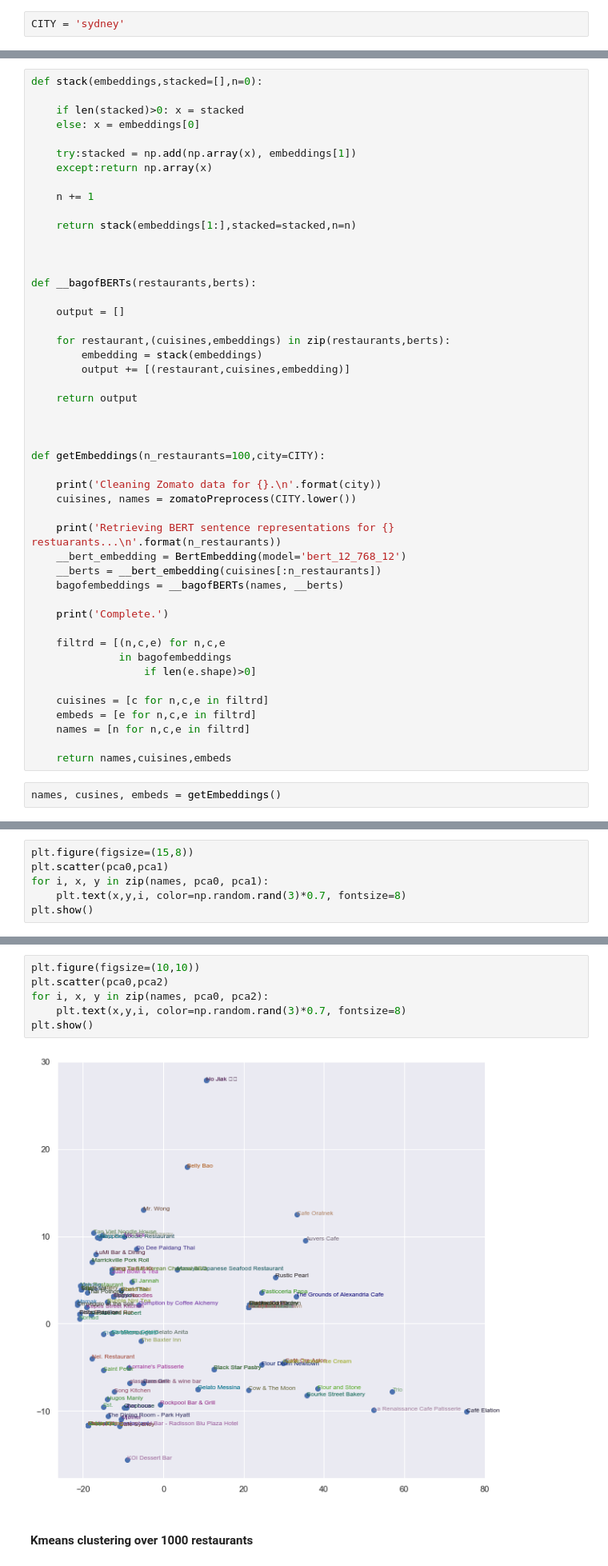
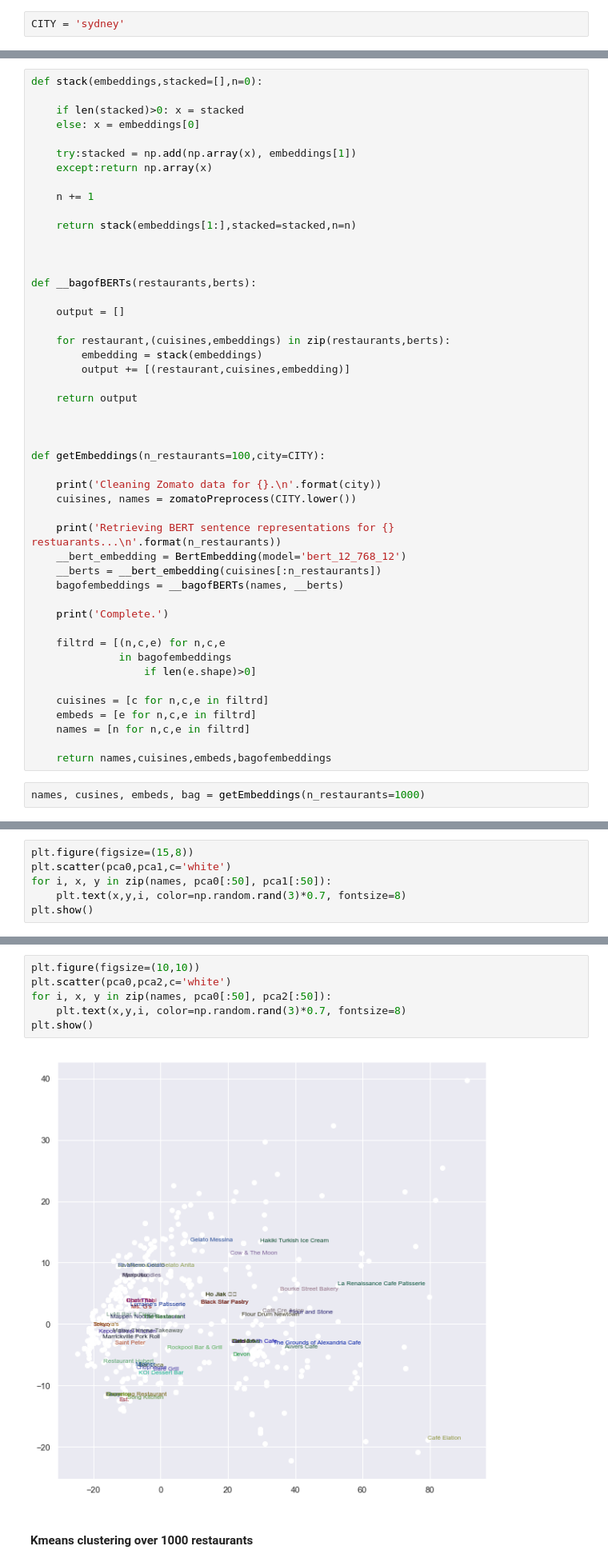
Before and after one commit to Z-an/BERT_zomato, a Jupyter notebook: bert_embeddings.ipynb, the cells around one changed output, grey strips where cells are left out. Shown: that part at 80% size. Cells and saved outputs as stored; diff of their text form.

```diff
--- a/bert_embeddings.ipynb
+++ b/bert_embeddings.ipynb
@@ -90,9 +90,9 @@ def getEmbeddings(n_restaurants=100,city=CITY):
     embeds = [e for n,c,e in filtrd]
     names = [n for n,c,e in filtrd]
 
-    return names,cuisines,embeds
+    return names,cuisines,embeds,bagofembeddings
 # %%
-names, cusines, embeds = getEmbeddings()
+names, cusines, embeds, bag = getEmbeddings(n_restaurants=1000)
 # %% [output]
 Cleaning Zomato data for sydney.
 
@@ -120,7 +119,7 @@ array([447.23964305, 140.91096836,  65.6819475 ,  48.87544776,
 # %%
 plt.figure(figsize=(15,8))
-plt.scatter(pca0,pca1)
-for i, x, y in zip(names, pca0, pca1):
+plt.scatter(pca0,pca1,c='white')
+for i, x, y in zip(names, pca0[:50], pca1[:50]):
     plt.text(x,y,i, color=np.random.rand(3)*0.7, fontsize=8)
 plt.show()
 # %% [output]
@@ -128,11 +127,11 @@ plt.show()
 # %%
 plt.figure(figsize=(10,10))
-plt.scatter(pca0,pca2)
-for i, x, y in zip(names, pca0, pca2):
+plt.scatter(pca0,pca2,c='white')
+for i, x, y in zip(names, pca0[:50], pca2[:50]):
     plt.text(x,y,i, color=np.random.rand(3)*0.7, fontsize=8)
 plt.show()
 # %% [output]
-[figure, old version]
+[figure, new version]
 # %% [markdown]
 #### Kmeans clustering over 1000 restaurants
 # %%
```
Also changed, not shown: parts of 9 cells of this notebook.
